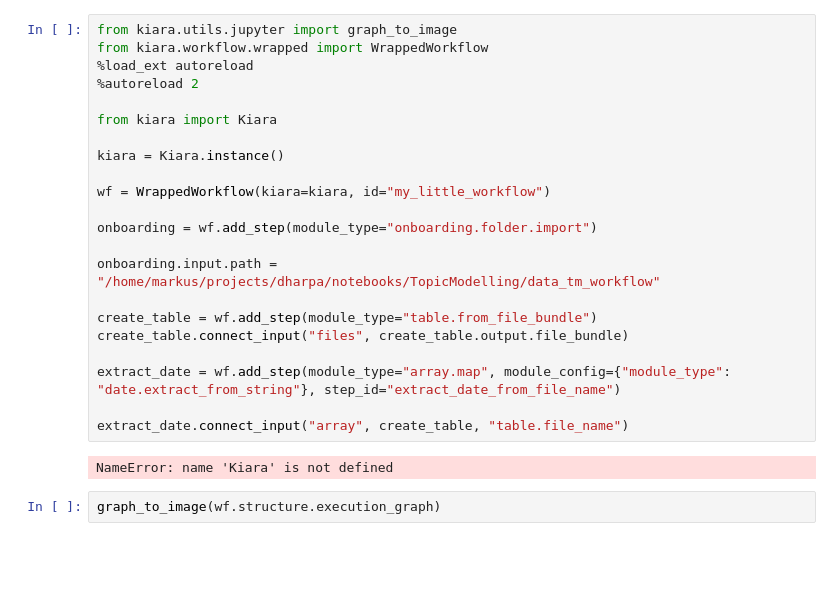
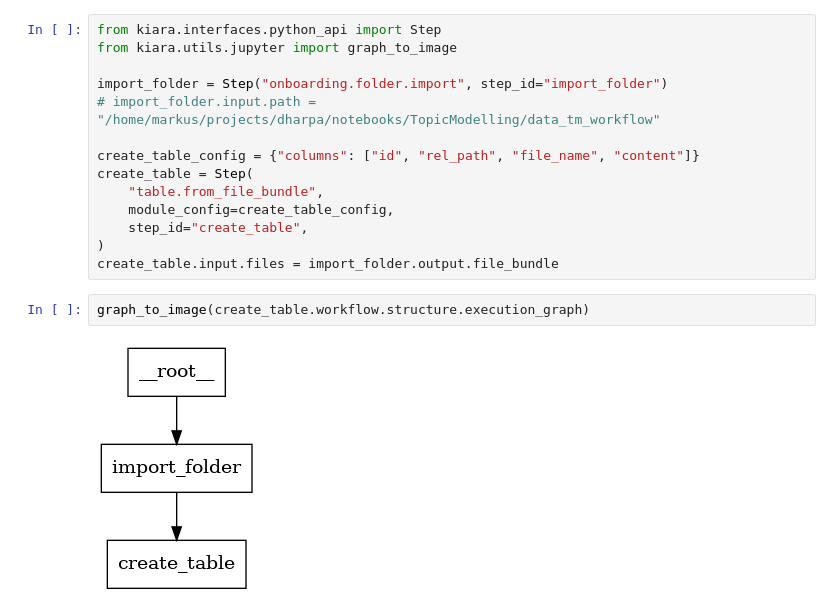
Before and after one commit to DHARPA-Project/kiara, a Jupyter notebook: dev/dev.ipynb, the cells around one changed output. Saved outputs shown, nothing was run; the diff lists cells and outputs as text; blank space fills up the shorter version.

```diff
--- a/dev/dev.ipynb
+++ b/dev/dev.ipynb
@@ -1,26 +1,18 @@
-# %%
-from kiara.utils.jupyter import graph_to_image
-from kiara.workflow.wrapped import WrappedWorkflow
-%load_ext autoreload
-%autoreload 2
-
-from kiara import Kiara
-
-kiara = Kiara.instance()
-
-wf = WrappedWorkflow(kiara=kiara, id="my_little_workflow")
-
-onboarding = wf.add_step(module_type="onboarding.folder.import")
-
-onboarding.input.path = "/home/markus/projects/dharpa/notebooks/TopicModelling/data_tm_workflow"
-
-create_table = wf.add_step(module_type="table.from_file_bundle")
-create_table.connect_input("files", create_table.output.file_bundle)
-
-extract_date = wf.add_step(module_type="array.map", module_config={"module_type": "date.extract_from_string"}, step_id="extract_date_from_file_name")
-
-extract_date.connect_input("array", create_table, "table.file_name")
-# %% [output]
-NameError: name 'Kiara' is not defined
+# %%
+from kiara.interfaces.python_api import Step
+from kiara.utils.jupyter import graph_to_image
+
+import_folder = Step("onboarding.folder.import", step_id="import_folder")
+# import_folder.input.path = "/home/markus/projects/dharpa/notebooks/TopicModelling/data_tm_workflow"
+
+create_table_config = {"columns": ["id", "rel_path", "file_name", "content"]}
+create_table = Step(
+    "table.from_file_bundle",
+    module_config=create_table_config,
+    step_id="create_table",
+)
+create_table.input.files = import_folder.output.file_bundle
 # %%
-graph_to_image(wf.structure.execution_graph)
+graph_to_image(create_table.workflow.structure.execution_graph)
+# %% [output]
+[figure, added]
```
Also changed, not shown: parts of 4 cells of this notebook, 5 other files.
